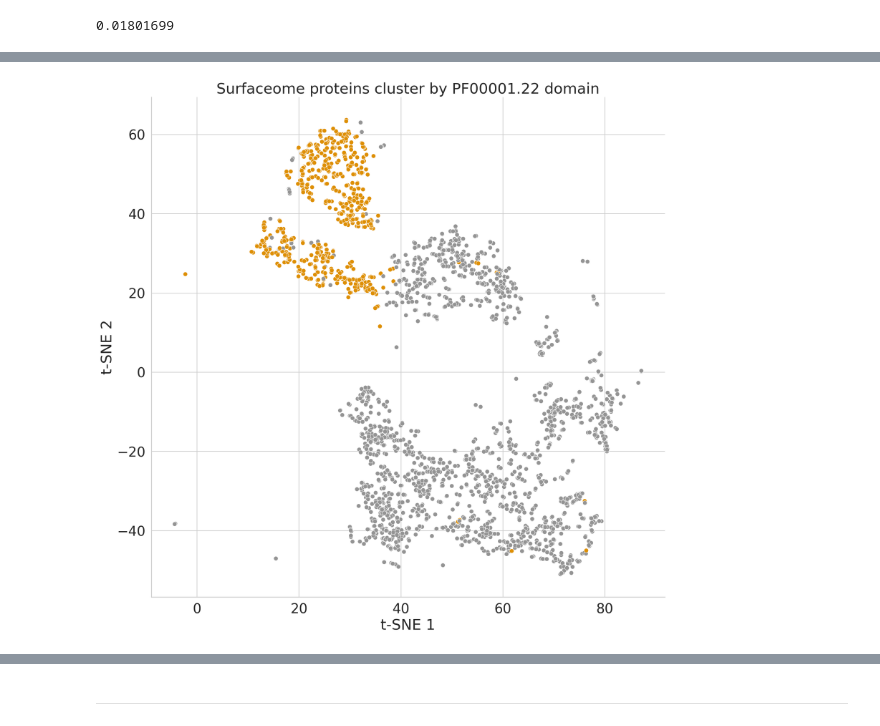
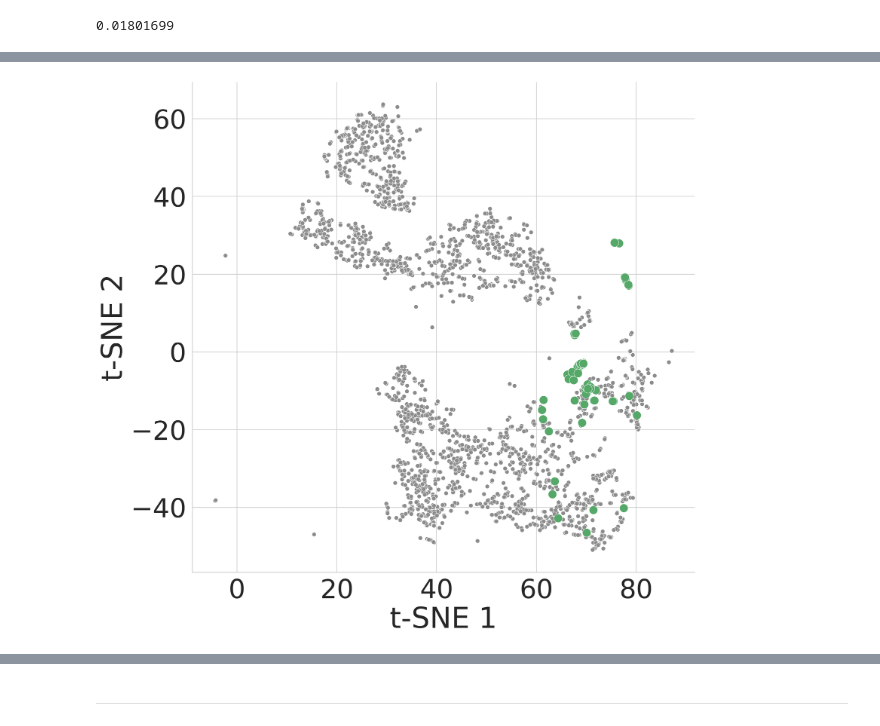
Before and after one commit to samsledje/ConPLex_dev, a Jupyter notebook: nb/DrugBank x Surfaceome.ipynb, the cells around one changed output, grey strips where cells are left out. Saved outputs shown, nothing was run; the diff lists cells and outputs as text; code cells hidden in the pictures.

```diff
--- a/nb/DrugBank x Surfaceome.ipynb
+++ b/nb/DrugBank x Surfaceome.ipynb
@@ -469,5 +419,5 @@ palette = {"Transporters": tab10_blue, "Unclassified": light_grey, "Miscellaneou
 # %%
-sns.set(style='whitegrid',font_scale=2)
+sns.set(style='whitegrid',font_scale=4)
 plt.figure(figsize=(15, 15), dpi=150)
 
 style = ['Protein'] * prot_projections.shape[0]# + ['Molecule'] * mol_projections.shape[0]
@@ -478,20 +428,25 @@ surfaceome_df = pd.DataFrame({
     't-SNE 2': embed_tsne[:n_prots,1],
     'Almen Class': almen_class
 })
+surfaceome_df = surfaceome_df.fillna('Unclassified')
+surfaceome_df['Almen Class'] = pd.Categorical(surfaceome_df['Almen Class'], ['Transporters','Receptors','Enzymes','Miscellaneous','Unclassified'])
+surfaceome_df = surfaceome_df.sort_values(by='Almen Class',ascending=False)
 
 sns.scatterplot(
     data = surfaceome_df,
     x = "t-SNE 1",
     y = "t-SNE 2",
     hue = 'Almen Class',
-    s=25,
+    s=50,
     alpha=1,
     palette=palette,
+    hue_order=['Transporters','Receptors','Enzymes','Miscellaneous','Unclassified'],
+    legend=False
    )
 plt.xlabel('t-SNE 1')
 plt.ylabel('t-SNE 2')
-plt.title('Projection of Surfaceome Proteins into DTI Space')
+# plt.title('Projection of Surfaceome Proteins into DTI Space')
 sns.despine()
-plt.savefig('../img/surfaceome_almen_class_tsne.svg',bbox_inches='tight')
+plt.savefig('../img/surfaceome/surfaceome_almen_class_tsne.png',bbox_inches='tight')
 plt.show()
 # %% [output]
@@ -527,31 +499,36 @@ plt.show()
 # %%
-sns.set(style='whitegrid',font_scale=2)
+sns.set(style='whitegrid',font_scale=4)
 plt.figure(figsize=(15, 15), dpi=150)
 
-pal = [sns.color_palette("colorblind")[i] for i in [7,1]]
+pal = [sns.color_palette()[i] for i in [7,2]]
 
-ind = 0
-domain = domsrted.index[ind]
+# ind = 0
+# domain = domsrted.index[ind]
+# domain = 'PF07714.18'
+# domain = 'PF10323.10'
+# domain = 'PF00069.26'
+domain = 'PF00069.26'
 
 plot_dom_df = pd.DataFrame({
     't-SNE 1': embed_tsne[:prot_projections.shape[0],0],
     't-SNE 2': embed_tsne[:prot_projections.shape[0],1],
-    f'Has {domain} Domain?': get_pfd_code(domain)
+    f'Has {domain} Domain?': get_pfd_code(domain),
+    'Size': [200 if i=='yes' else 50 for i in get_pfd_code(domain)]
 })
 
 ax = sns.scatterplot(
-    data = plot_dom_df,
+    data = plot_dom_df.sort_values(by=f'Has {domain} Domain?'),
     x = 't-SNE 1',
     y = 't-SNE 2',
     hue = f'Has {domain} Domain?',
-    s=50,
+    s=plot_dom_df.sort_values(by=f'Has {domain} Domain?')['Size'],
     alpha=1,
     palette = pal,
 )
 ax.get_legend().set_visible(False)
-plt.title(f'Surfaceome proteins cluster by {domsrted.index[0]} domain')
+# plt.title(f'Surfaceome proteins contain {dom_name_key[dom_name_key["DomAccession"] == domain].DomName.item()}')
 sns.despine()
-plt.savefig(f'../img/surfaceome_pfam{domain}_scatter.svg',bbox_inches='tight')
+plt.savefig(f'../img/surfaceome/surfaceome_pfam{domain}_scatter.png',bbox_inches='tight')
 plt.show()
 # %% [output]
-[figure, old version]
+[figure, new version]
```
Also changed, not shown: parts of 66 cells of this notebook, 15 other files.
